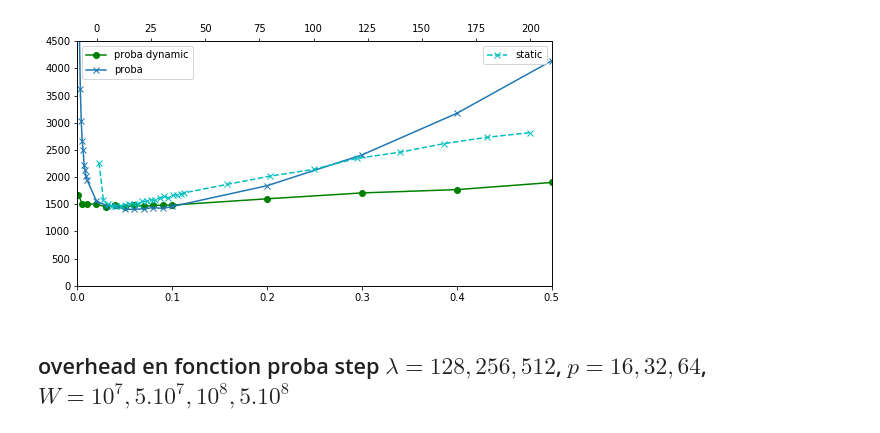
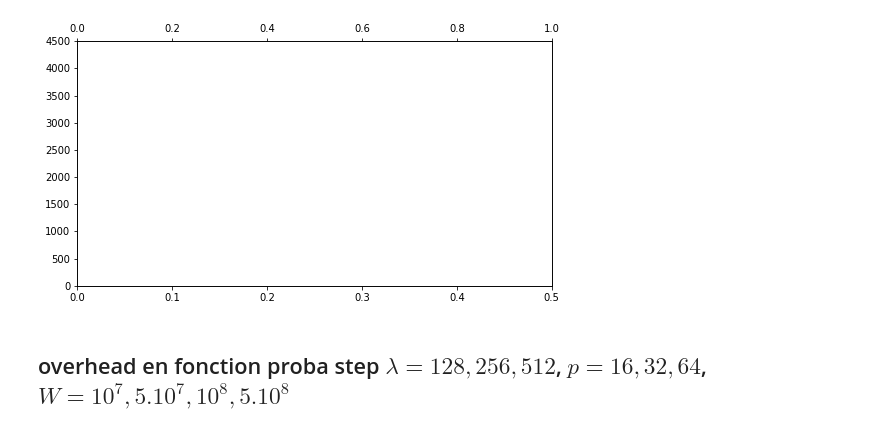
Before and after one commit to wagnerf42/ws-simulator, a Jupyter notebook: result/strategy/simulation_ipynb/simulation_thesis_proba_dynamic.ipynb, the cells around one changed output. Cells and saved outputs as stored; diff of their text form; code cells hidden in the pictures.

```diff
--- a/result/strategy/simulation_ipynb/simulation_thesis_proba_dynamic.ipynb
+++ b/result/strategy/simulation_ipynb/simulation_thesis_proba_dynamic.ipynb
@@ -36,23 +36,4 @@ plt.ylim(0,4500)
 plt.xlim(0,0.5)
 axes1 = fig.add_subplot(111)
 axes2 = axes1.twiny()    # share the y-axis
-
-
-data = load_file(directory + "vss_proba_dynamic_"+p+"_"+w)
-all_average, overhead, minimum = compute_overhead_for_latence(data, 128)
-axes1.plot(overhead.keys(), overhead.values(), "go-", label="proba dynamic")
-
-
-data = load_file(directory_p + "vss_proba_"+p+"_"+w, line=0)
-all_average, overhead, minimum = compute_overhead_for_latence(data, 128)
-axes1.plot(overhead.keys(), overhead.values(), "x-", label="proba")
-
-data = load_file(directory_s + "vss_static_"+p+"_"+w, line=0)
-all_average, overhead, minimum = compute_overhead_for_latence(data, 128)
-axes2.plot(overhead.keys(), overhead.values(), "cx--", label="static")
-
-axes1.legend()
-axes2.legend()
-
-plt.savefig('../../../../../Manuscrit/manuscrit/gfx/twoClusters/comparaison_32_50000000_128.pdf',bbox_inches='tight')
 # %% [output]
@@ -59,4 +42,4 @@ plt.savefig('../../../../../Manuscrit/manuscrit/gfx/twoClusters/comparaison_32_5
-[figure, old version]
+[figure, new version]
 # %%
 def compute_average(values, latence):
     average = defaultdict(int)
```
Also changed, not shown: parts of 5 cells of this notebook, 4 other files.
